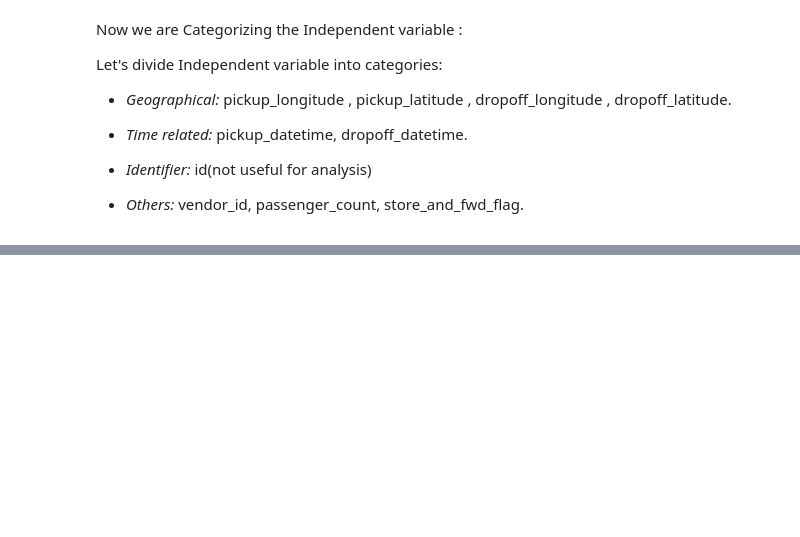
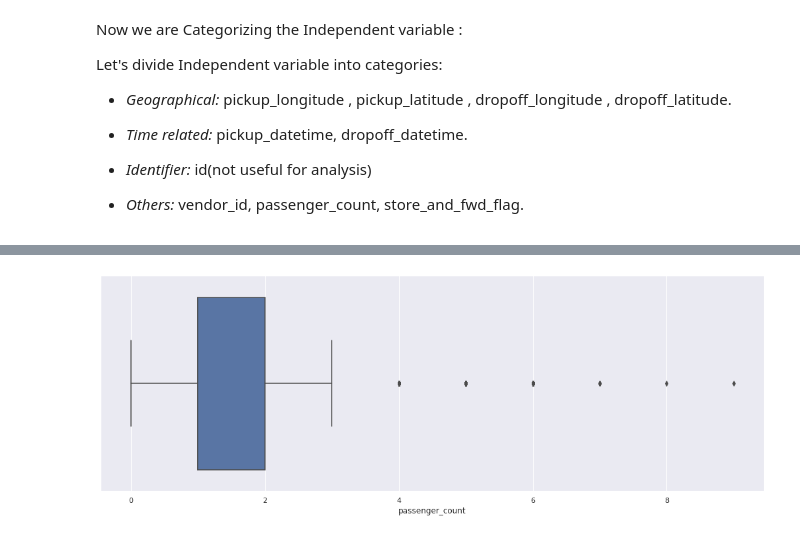
Before and after one commit to KrushnaChaure/NYC-Taxi-Trip-Time-Prediction, a Jupyter notebook: Krushna_Chaure_NYC_Taxi_Trip_Time_Prediction_Capstone_Project.ipynb, the cells around one changed output, grey strips where cells are left out. Saved outputs shown, nothing was run; the diff lists cells and outputs as text; code cells hidden in the pictures; blank space fills up the shorter version.

```diff
--- a/Krushna_Chaure_NYC_Taxi_Trip_Time_Prediction_Capstone_Project.ipynb
+++ b/Krushna_Chaure_NYC_Taxi_Trip_Time_Prediction_Capstone_Project.ipynb
@@ -225,0 +358,7 @@ Let's divide Independent variable into categories:
+# %%
+# With the help of box plot we see outlier present
+plt.figure(figsize = (18,6))
+sns.boxplot(dataset.passenger_count)
+plt.show()
+# %% [output]
+[figure, added]
```
Also changed, not shown: parts of 40 cells of this notebook.
